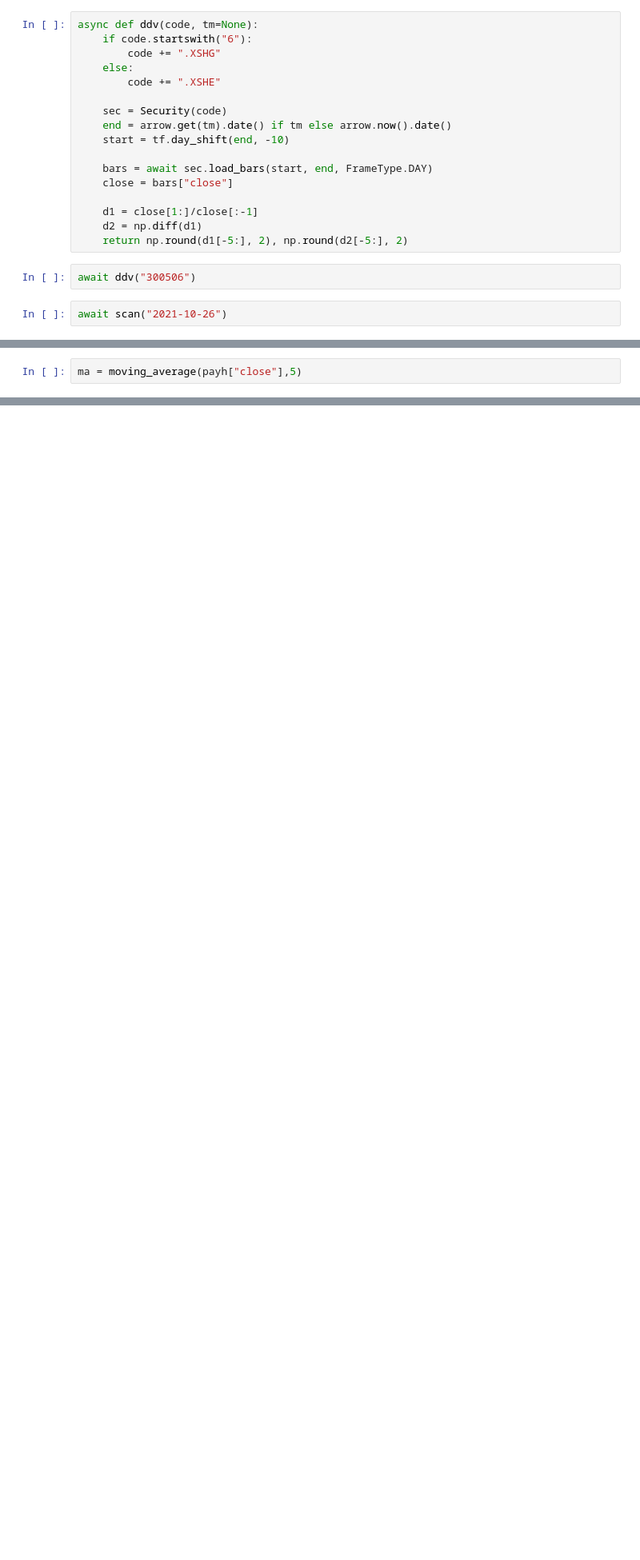
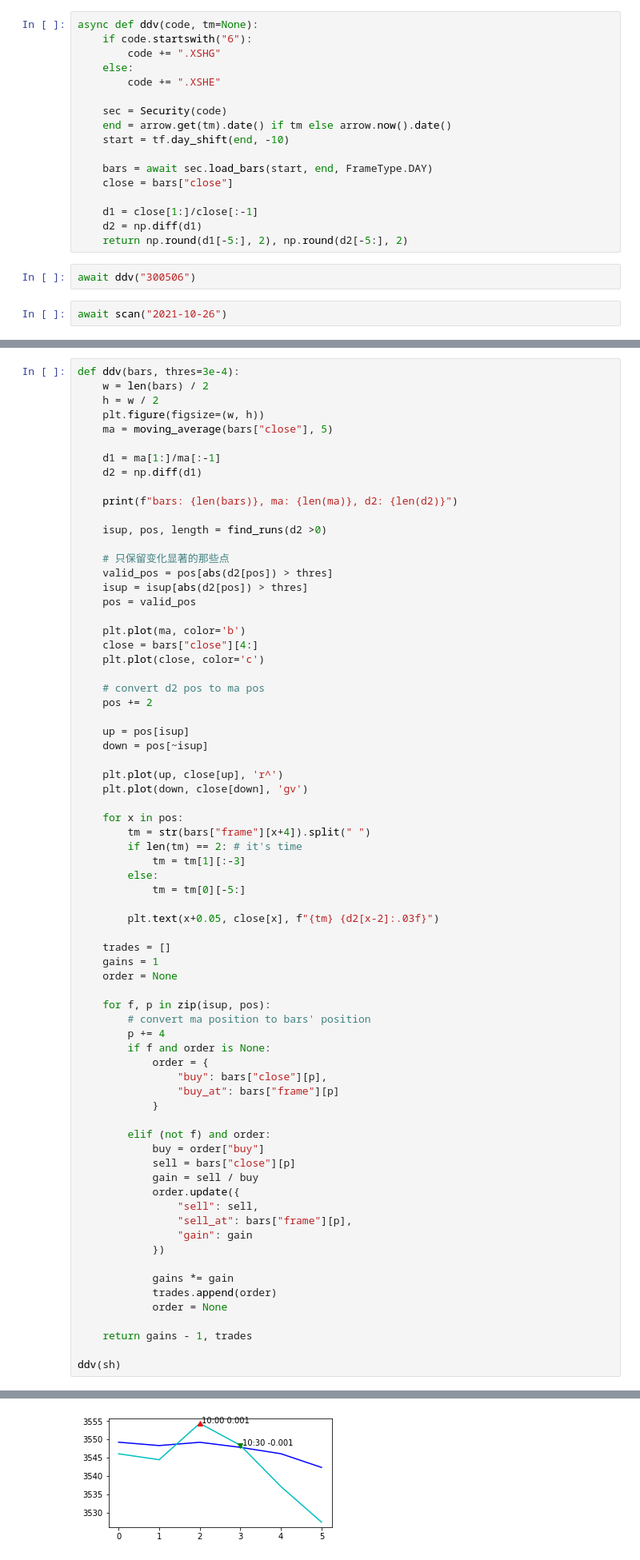
Before and after one commit to zillionare/alpha, a Jupyter notebook: alpha/notebook/圆弧底.ipynb, the cells around one changed output, grey strips where cells are left out. Shown at 80% size. Cells and saved outputs as stored; diff of their text form; blank space fills up the shorter version.

```diff
--- a/alpha/notebook/圆弧底.ipynb
+++ b/alpha/notebook/圆弧底.ipynb
@@ -180,2 +147,0 @@ len(payh)
-# %%
-ma = moving_average(payh["close"],5)
@@ -185,0 +240,72 @@ cut_by_msr(payh["close"][-10:] > ma[-10:])
+# %%
+def ddv(bars, thres=3e-4):
+    w = len(bars) / 2
+    h = w / 2
+    plt.figure(figsize=(w, h))
+    ma = moving_average(bars["close"], 5)
+
+    d1 = ma[1:]/ma[:-1]
+    d2 = np.diff(d1)
+
+    print(f"bars: {len(bars)}, ma: {len(ma)}, d2: {len(d2)}")
+
+    isup, pos, length = find_runs(d2 >0)
+
+    # 只保留变化显著的那些点
+    valid_pos = pos[abs(d2[pos]) > thres]
+    isup = isup[abs(d2[pos]) > thres]
+    pos = valid_pos
+
+    plt.plot(ma, color='b')
+    close = bars["close"][4:]
+    plt.plot(close, color='c')
+
+    # convert d2 pos to ma pos
+    pos += 2
+
+    up = pos[isup]
+    down = pos[~isup]
+
+    plt.plot(up, close[up], 'r^')
+    plt.plot(down, close[down], 'gv')
+
+    for x in pos:
+        tm = str(bars["frame"][x+4]).split(" ")
+        if len(tm) == 2: # it's time
+            tm = tm[1][:-3]
+        else:
+            tm = tm[0][-5:]
+
+        plt.text(x+0.05, close[x], f"{tm} {d2[x-2]:.03f}")
+
+    trades = []
+    gains = 1
+    order = None
+
+    for f, p in zip(isup, pos):
+        # convert ma position to bars' position
+        p += 4
+        if f and order is None:
+            order = {
+                "buy": bars["close"][p],
+                "buy_at": bars["frame"][p]
+            }
+
+        elif (not f) and order:
+            buy = order["buy"]
+            sell = bars["close"][p]
+            gain = sell / buy
+            order.update({
+                "sell": sell,
+                "sell_at": bars["frame"][p],
+                "gain": gain
+            })
+
+            gains *= gain
+            trades.append(order)
+            order = None
+
+    return gains - 1, trades
+
+ddv(sh)
+# %% [output]
@@ -185,0 +319 @@ cut_by_msr(payh["close"][-10:] > ma[-10:])
+[figure, added]
```
Also changed, not shown: parts of 21 cells of this notebook, 27 other files.
